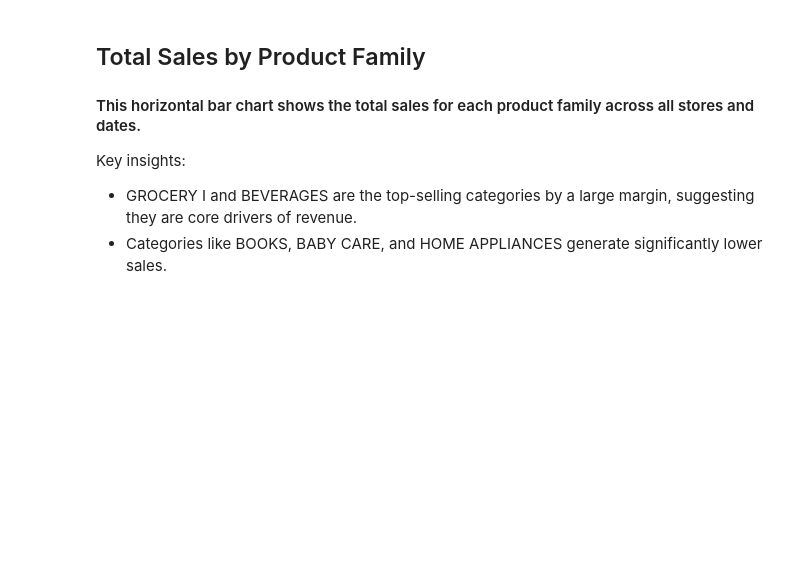
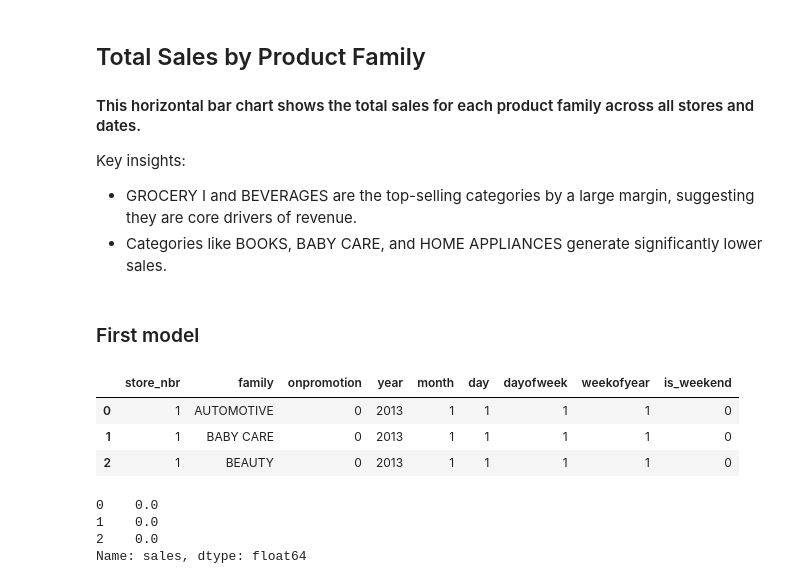
Before and after one commit to gregloos/Store-Sales-Forecasting, a Jupyter notebook: forecasting.ipynb, the cells around one changed output. Drawn from its saved outputs; the diff is of its cells as text; code cells hidden in the pictures; blank space fills up the shorter version.

```diff
--- a/forecasting.ipynb
+++ b/forecasting.ipynb
@@ -104,3 +122,22 @@ plt.show()
 Key insights:
 - GROCERY I and BEVERAGES are the top-selling categories by a large margin, suggesting they are core drivers of revenue.
 - Categories like BOOKS, BABY CARE, and HOME APPLIANCES generate significantly lower sales.
+# %% [markdown]
+### First model
+# %%
+X_train = train_data.drop(['sales','id', 'date'], axis=1)
+y_train = train_data['sales']
+# %%
+X_train.head(3)
+# %% [output]
+|  | store_nbr | family | onpromotion | year | month | day | dayofweek | weekofyear | is_weekend |
+| 0 | 1 | AUTOMOTIVE | 0 | 2013 | 1 | 1 | 1 | 1 | 0 |
+| 1 | 1 | BABY CARE | 0 | 2013 | 1 | 1 | 1 | 1 | 0 |
+| 2 | 1 | BEAUTY | 0 | 2013 | 1 | 1 | 1 | 1 | 0 |
+# %%
+y_train.head(3)
+# %% [output]
+0    0.0
+1    0.0
+2    0.0
+Name: sales, dtype: float64
```
Also changed, not shown: parts of 10 cells of this notebook.
